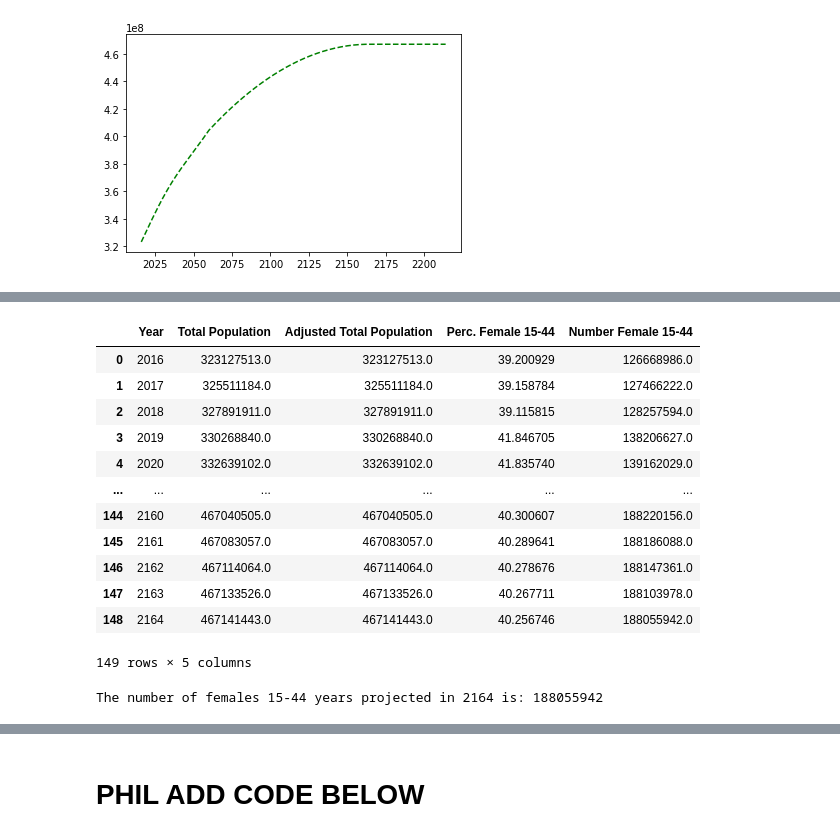
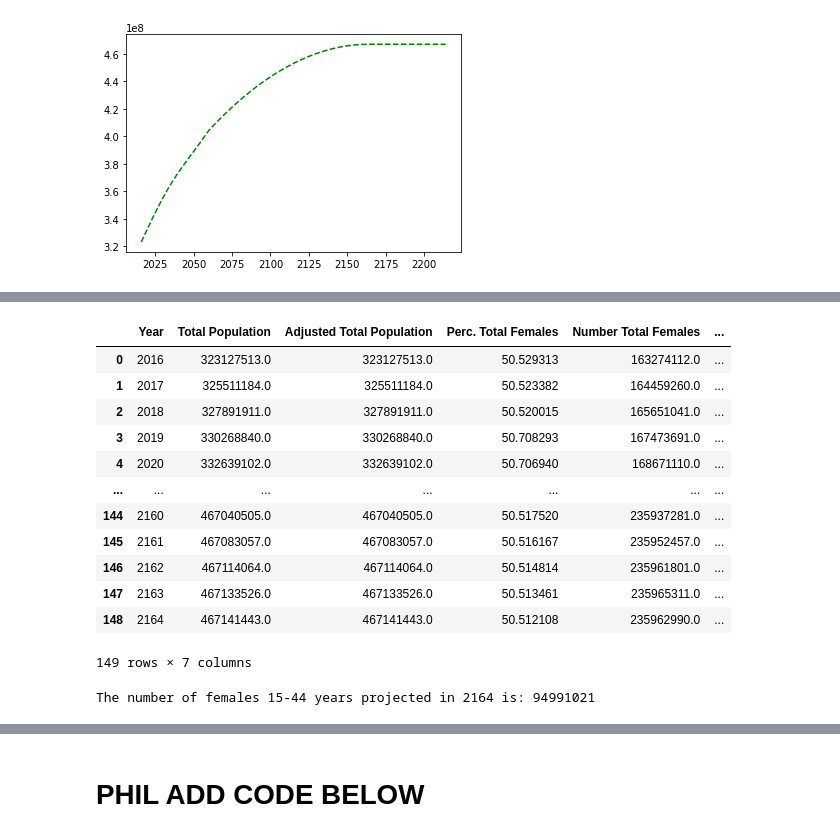
Before and after one commit to plowden/project-1-group-6, a Jupyter notebook: Net International Migration.ipynb, the cells around one changed output, grey strips where cells are left out. Cells and saved outputs as stored; diff of their text form; code cells hidden in the pictures.

```diff
--- a/Net International Migration.ipynb
+++ b/Net International Migration.ipynb
@@ -629,8 +627,8 @@ adjusted_pop_plot = fig.plot(ideal_df_adjusted['Year'], ideal_df_adjusted['Adjus
 # add in worldbank % of total fem to ideal_df and calculate # female total in new column in ideal_df
 ideal_df
 
-# import world bank thien projected fem 15-44 figures
-wb_fem_tot_df = pd.read_csv('Resources/fem_tot_perc_proj.csv.csv')
+# import world bank thien projected total female figures
+wb_fem_tot_df = pd.read_csv('Resources/fem_tot_perc_proj.csv')
 wb_fem_tot_df.head()
 
 # merge ideal_df and wb_fem_tot_df on year column
@@ -652,51 +664,51 @@ ideal_wb_df
 # %%
 # add in worldbank % of fem 15-44 years to ideal_df and calculate # fem 15_44 in new column in ideal_df
 # by doing calculation off of number of females
 
 # import world bank thien projected fem 15-44 figures
 wb_fem_15_44_df = pd.read_csv('Resources/perc_women_proj.csv')
 wb_fem_15_44_df.head()
 
 # merge ideal_df and wb_fem_15_44_df on year column
-ideal_wb_df = pd.merge(ideal_df, wb_fem_15_44_df, on='Year',how='outer')
+ideal_wb_df = pd.merge(ideal_wb_df, wb_fem_15_44_df, on='Year',how='outer')
 ideal_wb_df
 
 # remove extraneous rows to just keep data between the years 2016 - 2164
 ideal_wb_df = ideal_wb_df.loc[(ideal_wb_df['Year']> 2015) & (ideal_wb_df['Year']<2165)]
-#ideal_wb_df.count()
+ideal_wb_df
 ideal_wb_df = ideal_wb_df.rename(columns={"Female (15 - 44)": "Perc. Female 15-44"})
 ideal_wb_df
 
 # plot
 #plt.plot(ideal_wb_df['Year'],ideal_wb_df['Female (15 - 44)'])
 
 # calculate number of fem 15-44 based on tot_fem in new column
 ideal_wb_df['Number Female 15-44'] = round((ideal_wb_df['Number Total Females'])*(ideal_wb_df['Perc. Female 15-44']/100))
 ideal_wb_df
 #plt.plot(ideal_wb_df['Year'],ideal_wb_df['Number Female 15-44'])
 # %% [output]
-|  | Year | Total Population | Adjusted Total Population | Perc. Female 15-44 | Number Female 15-44 |
-| 0 | 2016 | 323127513.0 | 323127513.0 | 39.200929 | 126668986.0 |
-| 1 | 2017 | 325511184.0 | 325511184.0 | 39.158784 | 127466222.0 |
-| 2 | 2018 | 327891911.0 | 327891911.0 | 39.115815 | 128257594.0 |
-| 3 | 2019 | 330268840.0 | 330268840.0 | 41.846705 | 138206627.0 |
-| 4 | 2020 | 332639102.0 | 332639102.0 | 41.835740 | 139162029.0 |
-| ... | ... | ... | ... | ... | ... |
-| 144 | 2160 | 467040505.0 | 467040505.0 | 40.300607 | 188220156.0 |
-| 145 | 2161 | 467083057.0 | 467083057.0 | 40.289641 | 188186088.0 |
-| 146 | 2162 | 467114064.0 | 467114064.0 | 40.278676 | 188147361.0 |
-| 147 | 2163 | 467133526.0 | 467133526.0 | 40.267711 | 188103978.0 |
-| 148 | 2164 | 467141443.0 | 467141443.0 | 40.256746 | 188055942.0 |
+|  | Year | Total Population | Adjusted Total Population | Perc. Total Females | Number Total Females | ... |
+| 0 | 2016 | 323127513.0 | 323127513.0 | 50.529313 | 163274112.0 | ... |
+| 1 | 2017 | 325511184.0 | 325511184.0 | 50.523382 | 164459260.0 | ... |
+| 2 | 2018 | 327891911.0 | 327891911.0 | 50.520015 | 165651041.0 | ... |
+| 3 | 2019 | 330268840.0 | 330268840.0 | 50.708293 | 167473691.0 | ... |
+| 4 | 2020 | 332639102.0 | 332639102.0 | 50.706940 | 168671110.0 | ... |
+| ... | ... | ... | ... | ... | ... | ... |
+| 144 | 2160 | 467040505.0 | 467040505.0 | 50.517520 | 235937281.0 | ... |
+| 145 | 2161 | 467083057.0 | 467083057.0 | 50.516167 | 235952457.0 | ... |
+| 146 | 2162 | 467114064.0 | 467114064.0 | 50.514814 | 235961801.0 | ... |
+| 147 | 2163 | 467133526.0 | 467133526.0 | 50.513461 | 235965311.0 | ... |
+| 148 | 2164 | 467141443.0 | 467141443.0 | 50.512108 | 235962990.0 | ... |
-149 rows × 5 columns
+149 rows × 7 columns
 # %%
 # store value of number of females 15-44 at 2164 to a variable
 #num_fem_15_44 = ideal_wb_df['Number Female 15-44'].loc[ideal_wb_df['Year']==2164] #FIX THIS
-num_fem_15_44 = #188055942 # CHANGE THIS
+num_fem_15_44 = 94991021
 
 #num_fem_15_44
 print(f'The number of females 15-44 years projected in 2164 is: {num_fem_15_44}')
 # %% [output]
-The number of females 15-44 years projected in 2164 is: 188055942
+The number of females 15-44 years projected in 2164 is: 94991021
 # %%
 # calculate number of live births at TFR of 2.1 at 2164 based on number of fem 15-44 calculated above
 # no. live births = (2.1 * Fem 15-44 years)
```
Also changed, not shown: parts of 10 cells of this notebook.
